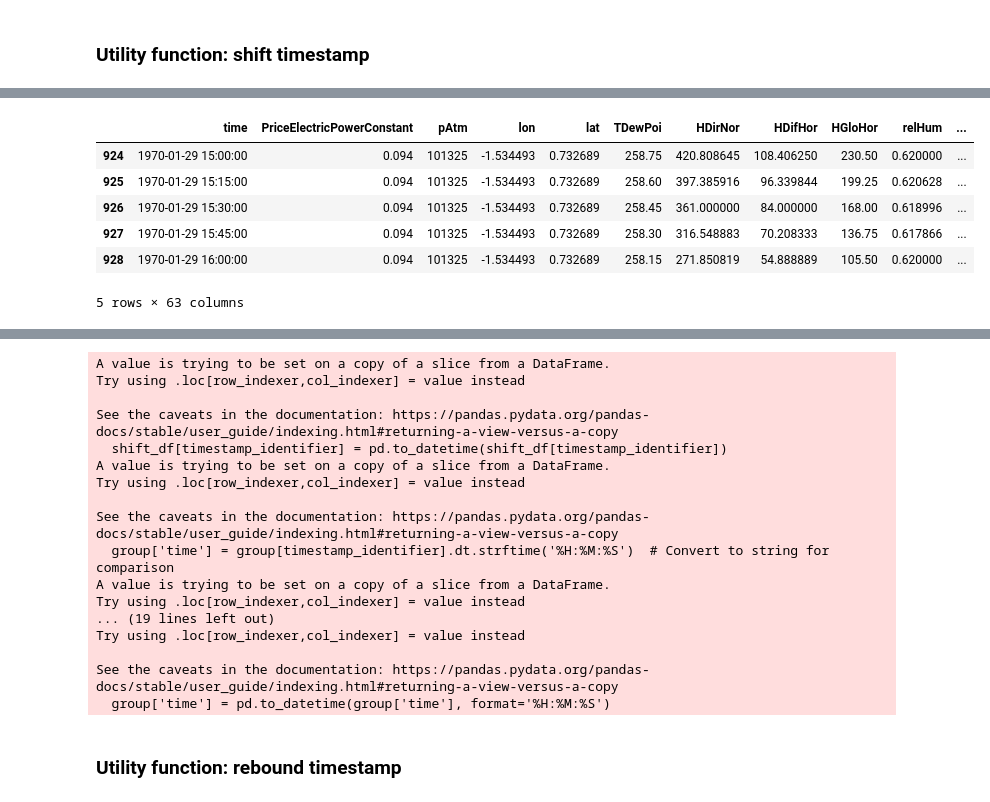
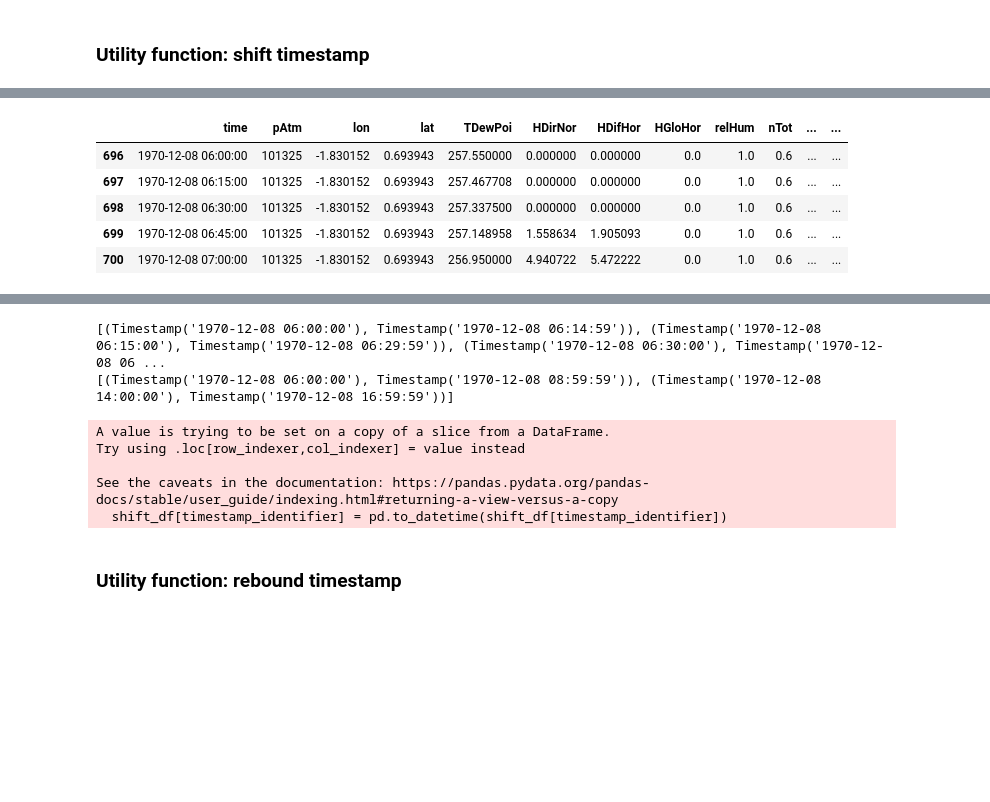
Before and after one commit to LBNL-ETA/DFLEXLIBS, a Jupyter notebook: examples/boptest/analytics/kpis_calculation.ipynb, the cells around one changed output, grey strips where cells are left out. Drawn from its saved outputs; the diff is of its cells as text; code cells hidden in the pictures; blank space fills up the shorter version.

```diff
--- a/examples/boptest/analytics/kpis_calculation.ipynb
+++ b/examples/boptest/analytics/kpis_calculation.ipynb
@@ -944,8 +948,9 @@ if all(var is not None for var in [occ_file_name, timestamp_identifier, occ_min_
     occ_period_df = resampled_occ_df[resampled_occ_df[occ_identifier] > occ_min_threshold]
 
     # Print the DataFrame
-    display(occ_period_df.tail(15))
+    display(occ_period_df.head(15))
 
 
     occ_period_df[timestamp_identifier] = pd.to_datetime(occ_period_df[timestamp_identifier])
+    print(occ_period_df)
 # %% [output]
@@ -994,6 +1016,8 @@ import pandas as pd
 
 def check_future_condition(price, occ, price_threshold):
     for i in range(len(price)):
+        #print(price[i])
+        #print(occ[i])
         # Check if both price and occ are greater than their thresholds
         if price[i] > price_threshold and occ[i] > 15 + 273.15:
             # Check if all the previous elements of occ are less than or equal to min and that price is greater than threshold
@@ -1009,17 +1033,22 @@ def check_future_condition(price, occ, price_threshold):
 shift_df = []
 
 start_time, end_time = evaluation_timestamps[0]
+print(start_time, end_time)
 
 
 filtered_price_df = price_df.loc[(price_df[timestamp_identifier] >= start_time) & (price_df[timestamp_identifier] <= end_time)]
+#print(filtered_price_df)
+# print(filtered_price_df.columns)
 
-filtered_occ_df = occ_df.loc[(occ_df[timestamp_identifier] >= start_time) & (occ_df[timestamp_identifier] <= end_time)]
+# print(len(filtered_price_df))
+
 
 for i in range(len(filtered_price_df) - 3):
-    current_condition = filtered_price_df[price_signal_identifier][i] < price_threshold
+    #print(filtered_price_df.iloc[i]['PriceElectricPowerHighlyDynamic'])
+    current_condition = filtered_price_df.iloc[i][price_signal_identifier] < price_threshold
     future_hours_conditions = check_future_condition(
         filtered_price_df[price_signal_identifier].iloc[i+1:i+4*3+1].tolist(),
-        filtered_occ_df[occ_identifier].iloc[i+1:i+4*3+1].tolist(),
+        resampled_occ_df[occ_identifier].iloc[i+1:i+4*3+1].tolist(),
         price_threshold
     )
     if current_condition and future_hours_conditions:
@@ -1085,7 +1115,6 @@ if pre_shift_signal_timestamps:
-|  | time | PriceElectricPowerConstant | pAtm | lon | lat | TDewPoi | HDirNor | HDifHor | HGloHor | relHum | ... |
-| 924 | 1970-01-29 15:00:00 | 0.094 | 101325 | -1.534493 | 0.732689 | 258.75 | 420.808645 | 108.406250 | 230.50 | 0.620000 | ... |
-| 925 | 1970-01-29 15:15:00 | 0.094 | 101325 | -1.534493 | 0.732689 | 258.60 | 397.385916 | 96.339844 | 199.25 | 0.620628 | ... |
-| 926 | 1970-01-29 15:30:00 | 0.094 | 101325 | -1.534493 | 0.732689 | 258.45 | 361.000000 | 84.000000 | 168.00 | 0.618996 | ... |
-| 927 | 1970-01-29 15:45:00 | 0.094 | 101325 | -1.534493 | 0.732689 | 258.30 | 316.548883 | 70.208333 | 136.75 | 0.617866 | ... |
-| 928 | 1970-01-29 16:00:00 | 0.094 | 101325 | -1.534493 | 0.732689 | 258.15 | 271.850819 | 54.888889 | 105.50 | 0.620000 | ... |
+|  | time | pAtm | lon | lat | TDewPoi | HDirNor | HDifHor | HGloHor | relHum | nTot | ... | ... |
+| 696 | 1970-12-08 06:00:00 | 101325 | -1.830152 | 0.693943 | 257.550000 | 0.000000 | 0.000000 | 0.0 | 1.0 | 0.6 | ... | ... |
+| 697 | 1970-12-08 06:15:00 | 101325 | -1.830152 | 0.693943 | 257.467708 | 0.000000 | 0.000000 | 0.0 | 1.0 | 0.6 | ... | ... |
+| 698 | 1970-12-08 06:30:00 | 101325 | -1.830152 | 0.693943 | 257.337500 | 0.000000 | 0.000000 | 0.0 | 1.0 | 0.6 | ... | ... |
+| 699 | 1970-12-08 06:45:00 | 101325 | -1.830152 | 0.693943 | 257.148958 | 1.558634 | 1.905093 | 0.0 | 1.0 | 0.6 | ... | ... |
+| 700 | 1970-12-08 07:00:00 | 101325 | -1.830152 | 0.693943 | 256.950000 | 4.940722 | 5.472222 | 0.0 | 1.0 | 0.6 | ... | ... |
-5 rows × 63 columns
@@ -1094,20 +1122,10 @@ if pre_shift_signal_timestamps:
-A value is trying to be set on a copy of a slice from a DataFrame.
-Try using .loc[row_indexer,col_indexer] = value instead
-
-See the caveats in the documentation: https://pandas.pydata.org/pandas-docs/stable/user_guide/indexing.html#returning-a-view-versus-a-copy
-  shift_df[timestamp_identifier] = pd.to_datetime(shift_df[timestamp_identifier])
-A value is trying to be set on a copy of a slice from a DataFrame.
-Try using .loc[row_indexer,col_indexer] = value instead
-
-See the caveats in the documentation: https://pandas.pydata.org/pandas-docs/stable/user_guide/indexing.html#returning-a-view-versus-a-copy
-  group['time'] = group[timestamp_identifier].dt.strftime('%H:%M:%S')  # Convert to string for comparison
-A value is trying to be set on a copy of a slice from a DataFrame.
-Try using .loc[row_indexer,col_indexer] = value instead
-... (19 lines left out)
-Try using .loc[row_indexer,col_indexer] = value instead
-
-See the caveats in the documentation: https://pandas.pydata.org/pandas-docs/stable/user_guide/indexing.html#returning-a-view-versus-a-copy
-  group['time'] = pd.to_datetime(group['time'], format='%H:%M:%S')
+[(Timestamp('1970-12-08 06:00:00'), Timestamp('1970-12-08 06:14:59')), (Timestamp('1970-12-08 06:15:00'), Timestamp('1970-12-08 06:29:59')), (Timestamp('1970-12-08 06:30:00'), Timestamp('1970-12-08 06 ...
+[(Timestamp('1970-12-08 06:00:00'), Timestamp('1970-12-08 08:59:59')), (Timestamp('1970-12-08 14:00:00'), Timestamp('1970-12-08 16:59:59'))]
+A value is trying to be set on a copy of a slice from a DataFrame.
+Try using .loc[row_indexer,col_indexer] = value instead
+
+See the caveats in the documentation: https://pandas.pydata.org/pandas-docs/stable/user_guide/indexing.html#returning-a-view-versus-a-copy
+  shift_df[timestamp_identifier] = pd.to_datetime(shift_df[timestamp_identifier])
 # %% [markdown]
 ### Utility function: rebound timestamp
 # %%
```
Also changed, not shown: parts of 24 cells of this notebook, 2 other files.
